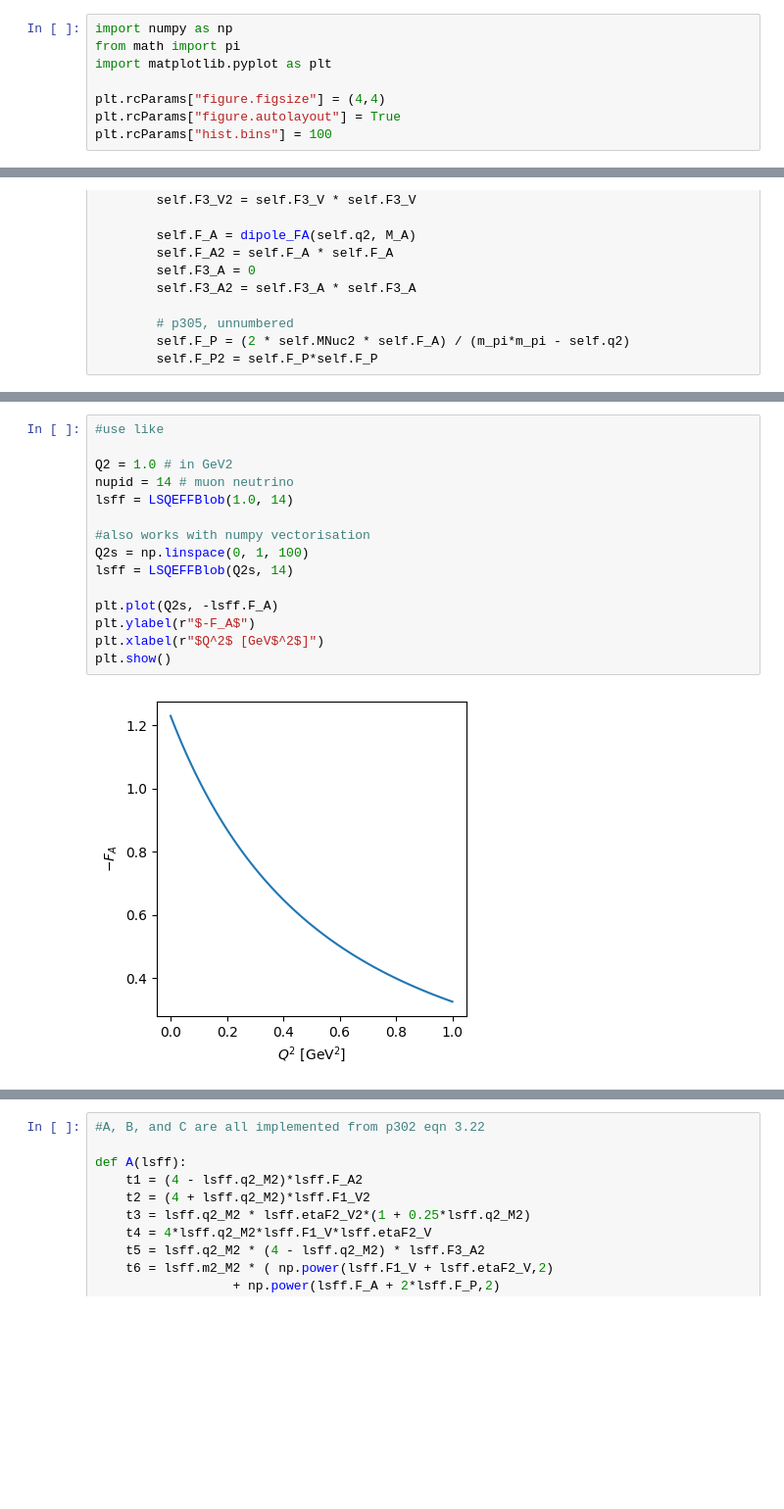
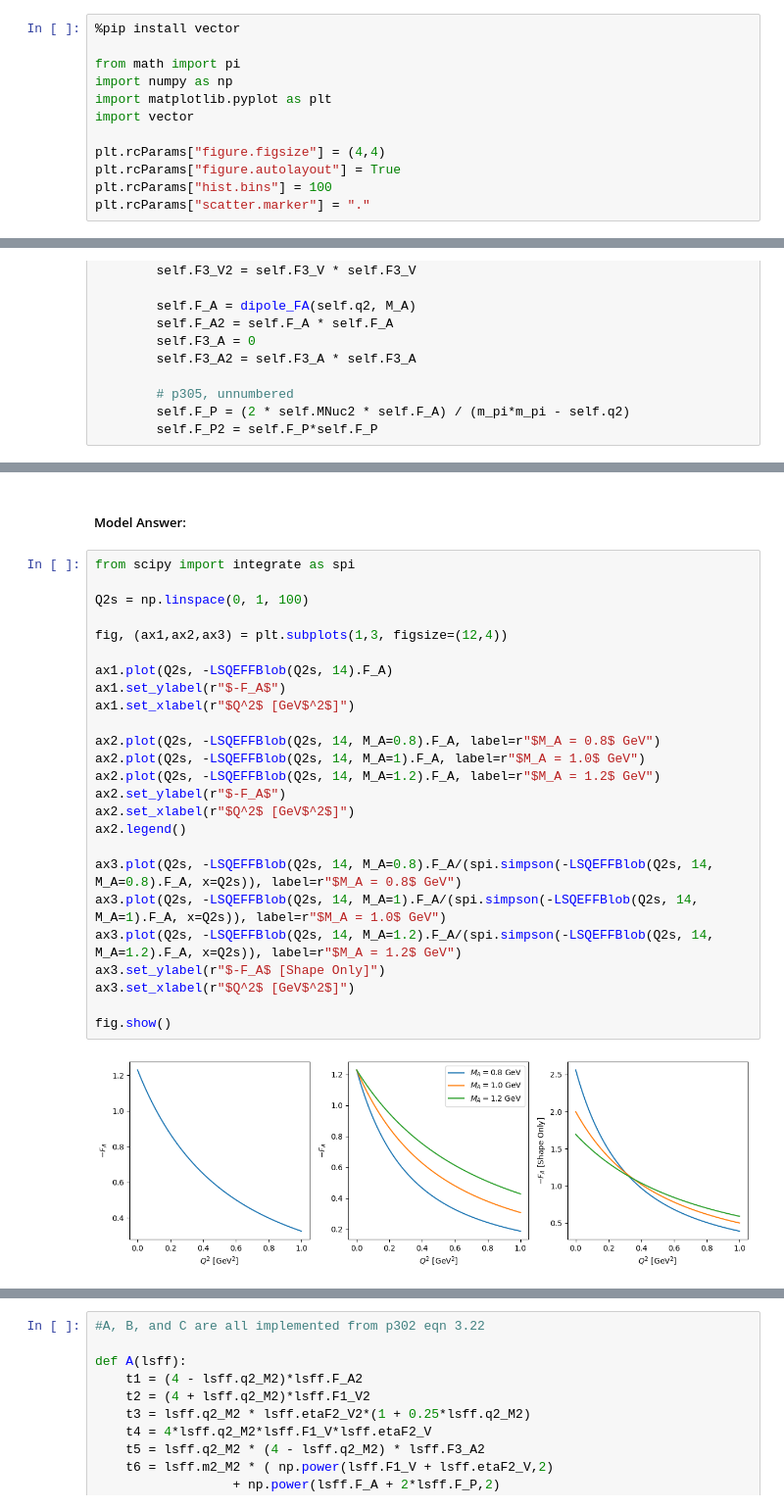
Before and after one commit to luketpickering/JupyNuGen, a Jupyter notebook: JupyNuGen.ipynb, the cells around one changed output, grey strips where cells are left out. Shown at 98% size. Saved outputs shown, nothing was run; the diff lists cells and outputs as text; blank space fills up the shorter version.

```diff
--- a/JupyNuGen.ipynb
+++ b/JupyNuGen.ipynb
@@ -18,8 +11,12 @@ Below is a code block that imports the packages that we will use and sets up som
 # %%
+%pip install vector
+
+from math import pi
 import numpy as np
-from math import pi
 import matplotlib.pyplot as plt
+import vector
 
 plt.rcParams["figure.figsize"] = (4,4)
 plt.rcParams["figure.autolayout"] = True
 plt.rcParams["hist.bins"] = 100
+plt.rcParams["scatter.marker"] = "."
@@ -352,18 +455,30 @@ class LSQEFFBlob(LSQEPreCalc):
+# %% [markdown]
+##### Model Answer:
 # %%
-#use like
+from scipy import integrate as spi
 
-Q2 = 1.0 # in GeV2
-nupid = 14 # muon neutrino
-lsff = LSQEFFBlob(1.0, 14)
+Q2s = np.linspace(0, 1, 100)
 
-#also works with numpy vectorisation
-Q2s = np.linspace(0, 1, 100)
-lsff = LSQEFFBlob(Q2s, 14)
+fig, (ax1,ax2,ax3) = plt.subplots(1,3, figsize=(12,4))
 
-plt.plot(Q2s, -lsff.F_A)
-plt.ylabel(r"$-F_A$")
-plt.xlabel(r"$Q^2$ [GeV$^2$]")
-plt.show()
+ax1.plot(Q2s, -LSQEFFBlob(Q2s, 14).F_A)
+ax1.set_ylabel(r"$-F_A$")
+ax1.set_xlabel(r"$Q^2$ [GeV$^2$]")
+
+ax2.plot(Q2s, -LSQEFFBlob(Q2s, 14, M_A=0.8).F_A, label=r"$M_A = 0.8$ GeV")
+ax2.plot(Q2s, -LSQEFFBlob(Q2s, 14, M_A=1).F_A, label=r"$M_A = 1.0$ GeV")
+ax2.plot(Q2s, -LSQEFFBlob(Q2s, 14, M_A=1.2).F_A, label=r"$M_A = 1.2$ GeV")
+ax2.set_ylabel(r"$-F_A$")
+ax2.set_xlabel(r"$Q^2$ [GeV$^2$]")
+ax2.legend()
+
+ax3.plot(Q2s, -LSQEFFBlob(Q2s, 14, M_A=0.8).F_A/(spi.simpson(-LSQEFFBlob(Q2s, 14, M_A=0.8).F_A, x=Q2s)), label=r"$M_A = 0.8$ GeV")
+ax3.plot(Q2s, -LSQEFFBlob(Q2s, 14, M_A=1).F_A/(spi.simpson(-LSQEFFBlob(Q2s, 14, M_A=1).F_A, x=Q2s)), label=r"$M_A = 1.0$ GeV")
+ax3.plot(Q2s, -LSQEFFBlob(Q2s, 14, M_A=1.2).F_A/(spi.simpson(-LSQEFFBlob(Q2s, 14, M_A=1.2).F_A, x=Q2s)), label=r"$M_A = 1.2$ GeV")
+ax3.set_ylabel(r"$-F_A$ [Shape Only]")
+ax3.set_xlabel(r"$Q^2$ [GeV$^2$]")
+
+fig.show()
 # %% [output]
-[figure, old version]
+[figure, new version]
 # %% [markdown]
```
Also changed, not shown: parts of 215 cells of this notebook.
